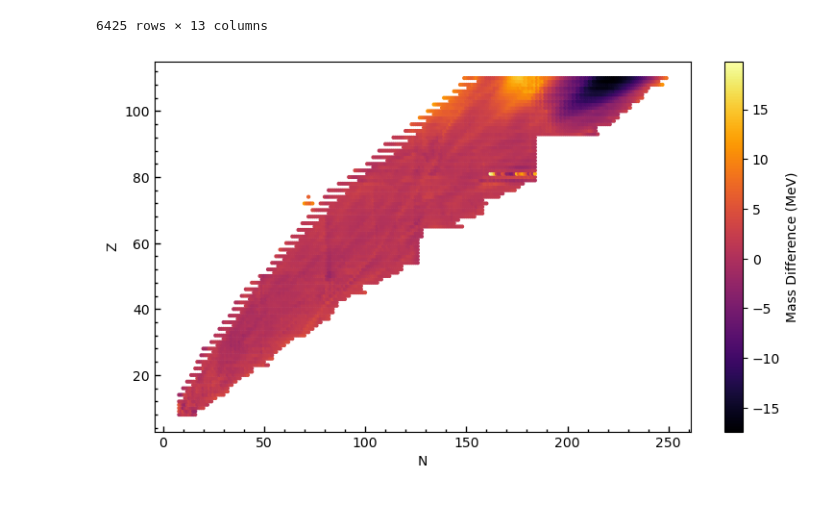
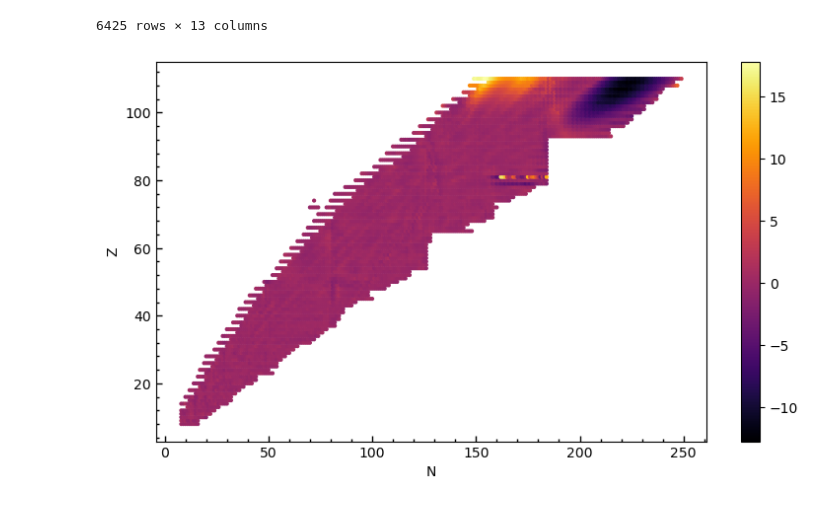
Before and after one commit to mzyudhistira/BSk24-Emu, a Jupyter notebook: analysis.ipynb, the cells around one changed output. Drawn from its saved outputs; the diff is of its cells as text; code cells hidden in the pictures.

```diff
--- a/analysis.ipynb
+++ b/analysis.ipynb
@@ -7,7 +7,7 @@ import matplotlib.pyplot as plt
 
 import analysis
 # %%
-result_summary = pd.read_csv("summary.csv").head()
+result_summary = pd.read_csv("summary.csv")
 result_summary
 # %% [output]
 |  | datetime | run_name | run_config | loss | val_loss | rms_dev | mae | std_diff | output_file | run_time | ... |
@@ -18,6 +30,6 @@ result_summary
 # %%
-data = result_summary.loc[2, "output_file"]
-df = pd.read_csv(data)
+mass_table = result_summary.loc[16, "output_file"]
+df = pd.read_csv(mass_table)
 df
 # %% [output]
 |  | param_1 | param_2 | param_3 | param_4 | param_5 | param_6 | param_7 | param_8 | param_9 | param_10 | target | ... |
@@ -34,11 +46,6 @@ df
 | 6424 | 249.0 | 110.0 | -1.0 | 1.0 | 50.512202 | 1687.023117 | 53.818942 | 0.052778 | 123.0 | -16.0 | 552.713700 | ... |
 6425 rows × 13 columns
 # %%
-analysis.plot.nuclear_landscape(
-    df["param_1"],
-    df["param_2"],
-    df["difference"],
-    colourbar_label="Mass Difference (MeV)",
-)
+analysis.plot.nuclear_landscape(df["param_1"], df["param_2"], df["difference"])
 # %% [output]
-[figure, old version]
+[figure, new version]
```
Also changed, not shown: parts of 3 cells of this notebook, 6 other files.
